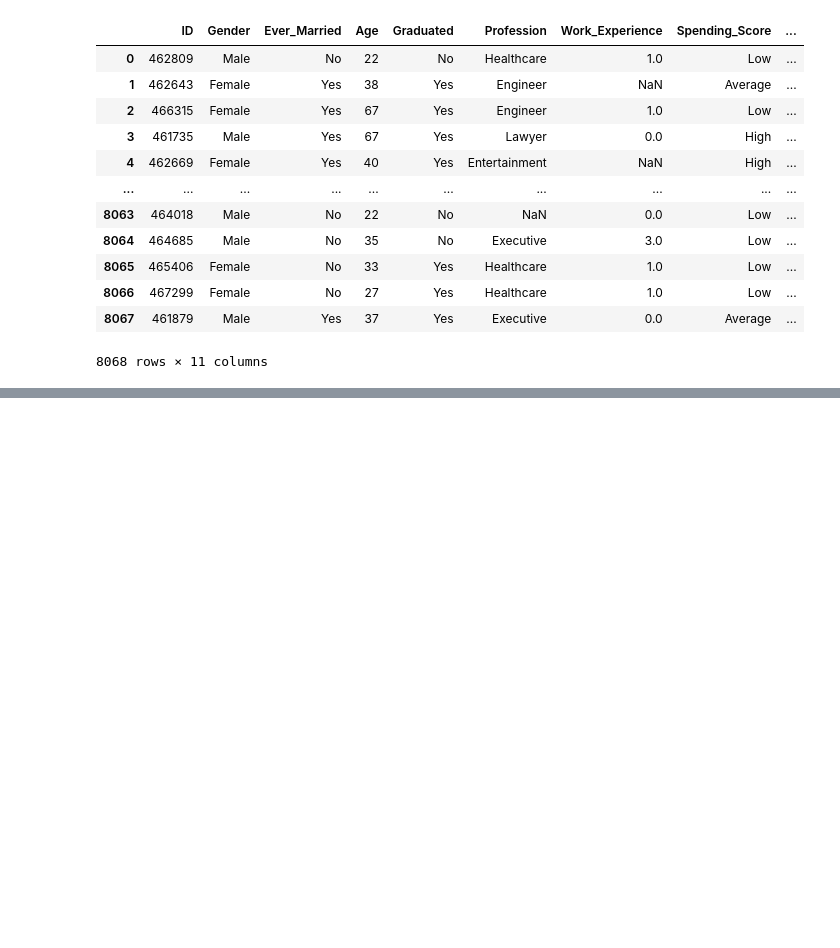
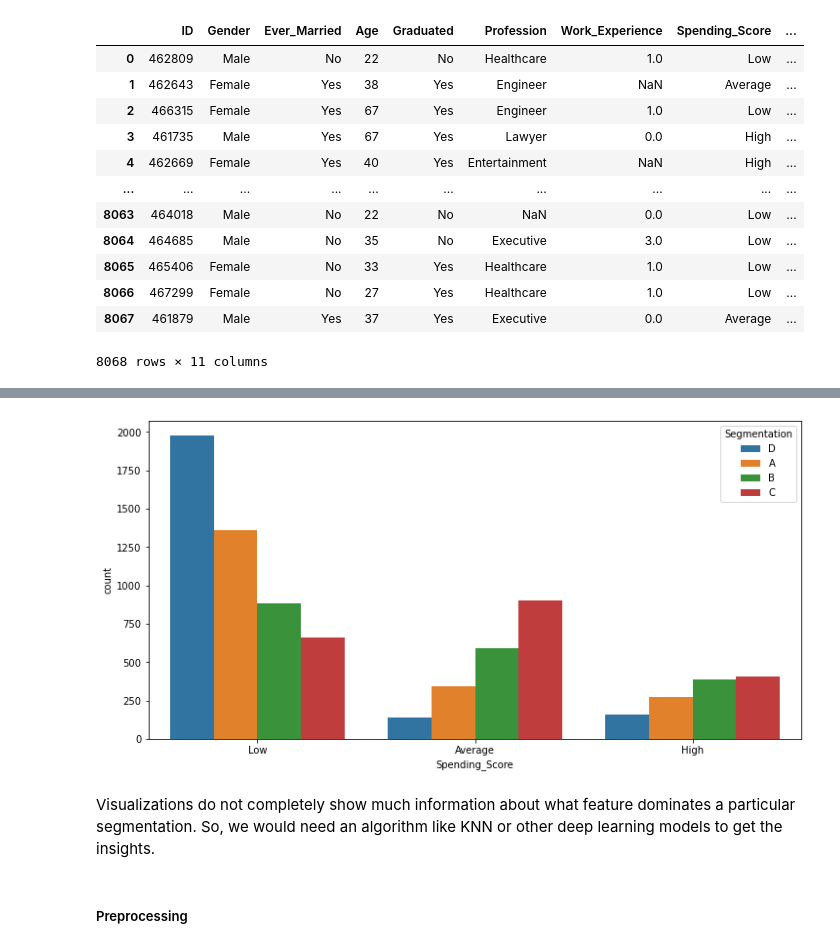
Before and after one commit to RidwanTiamiyu/super-parakeet, a Jupyter notebook: CapstoneG9.ipynb, the cells around one changed output, grey strips where cells are left out. Saved outputs shown, nothing was run; the diff lists cells and outputs as text; code cells hidden in the pictures; blank space fills up the shorter version.

```diff
--- a/CapstoneG9.ipynb
+++ b/CapstoneG9.ipynb
@@ -36,0 +96,10 @@ Existing_df
+# %%
+# Grouping our segments according to Spending score
+sns.countplot(x= train ['Spending_Score'], data=train, hue='Segmentation');
+# %% [output]
+[figure, added]
+# %% [markdown]
+Visualizations do not completely show much information about what feature dominates a particular segmentation. So, we
+would need an algorithm like KNN or other deep learning models to get the insights.
+# %% [markdown]
+##### Preprocessing
```
Also changed, not shown: parts of 54 cells of this notebook.
